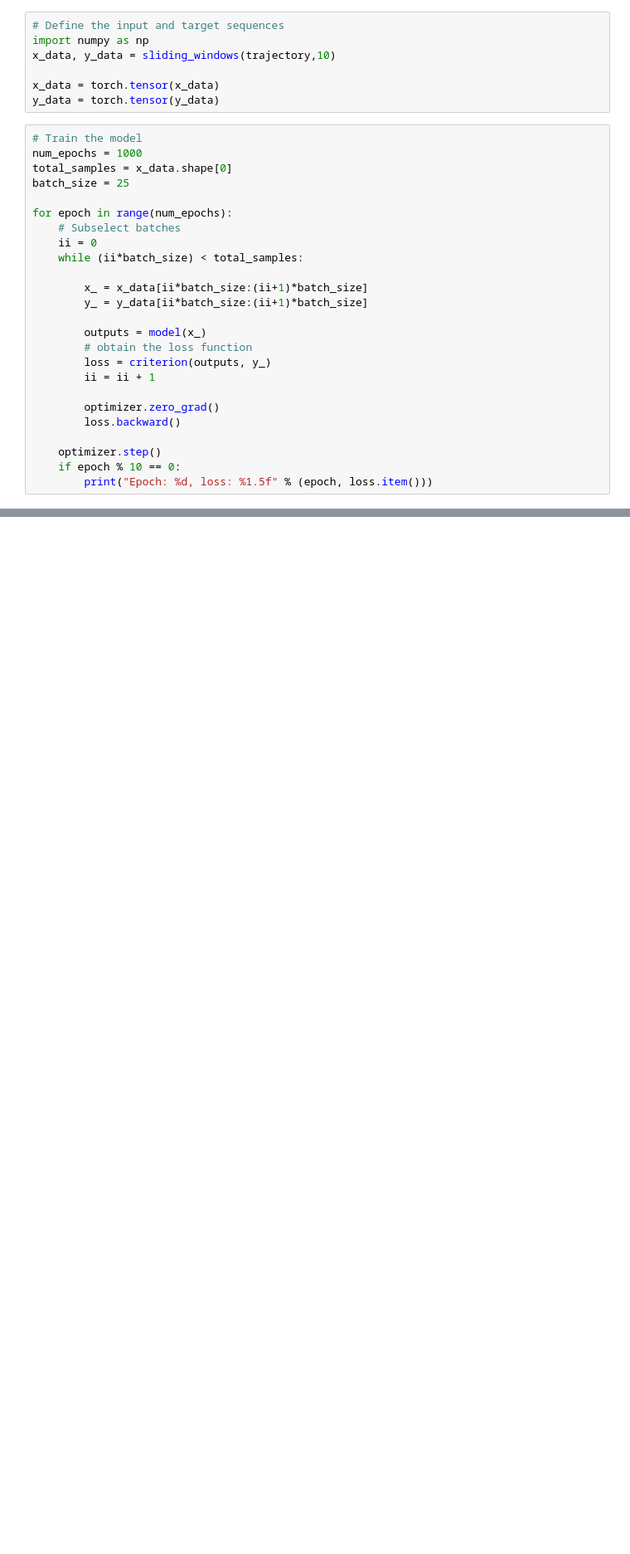
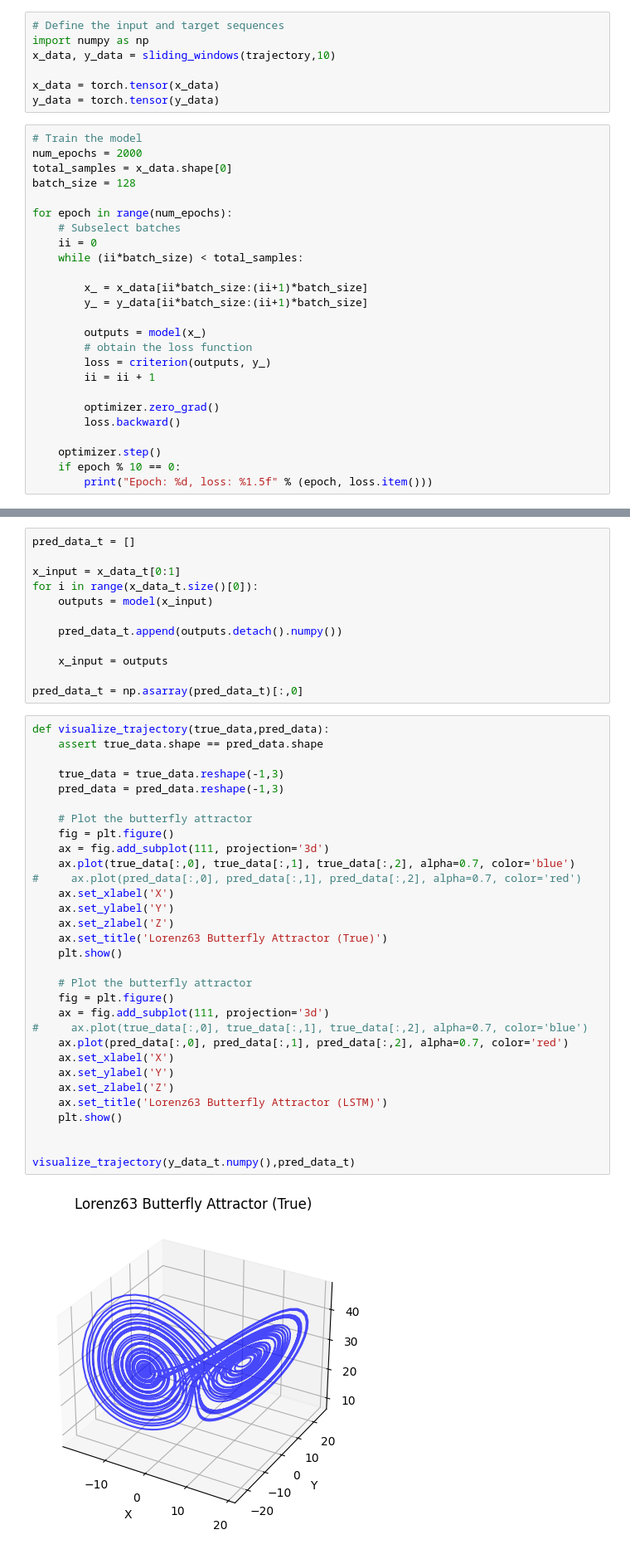
Before and after one commit to Romit-Maulik/Practice, a Jupyter notebook: Other_Python/Hypernetworks/Base_LSTM.ipynb, the cells around one changed output, grey strips where cells are left out. Shown: that part at 83% size. Drawn from its saved outputs; the diff is of its cells as text; blank space fills up the shorter version.

```diff
--- a/Other_Python/Hypernetworks/Base_LSTM.ipynb
+++ b/Other_Python/Hypernetworks/Base_LSTM.ipynb
@@ -148,9 +149,9 @@ x_data = torch.tensor(x_data)
 y_data = torch.tensor(y_data)
 # %%
 # Train the model
-num_epochs = 1000
+num_epochs = 2000
 total_samples = x_data.shape[0]
-batch_size = 25
+batch_size = 128
 
 for epoch in range(num_epochs):
     # Subselect batches
@@ -191,0 +216,45 @@ Epoch: 990, loss: 2.05276
+# %%
+pred_data_t = []
+
+x_input = x_data_t[0:1]
+for i in range(x_data_t.size()[0]):
+    outputs = model(x_input)
+
+    pred_data_t.append(outputs.detach().numpy())
+
+    x_input = outputs
+
+pred_data_t = np.asarray(pred_data_t)[:,0]
+# %%
+def visualize_trajectory(true_data,pred_data):
+    assert true_data.shape == pred_data.shape
+
+    true_data = true_data.reshape(-1,3)
+    pred_data = pred_data.reshape(-1,3)
+
+    # Plot the butterfly attractor
+    fig = plt.figure()
+    ax = fig.add_subplot(111, projection='3d')
+    ax.plot(true_data[:,0], true_data[:,1], true_data[:,2], alpha=0.7, color='blue')
+#     ax.plot(pred_data[:,0], pred_data[:,1], pred_data[:,2], alpha=0.7, color='red')
+    ax.set_xlabel('X')
+    ax.set_ylabel('Y')
+    ax.set_zlabel('Z')
+    ax.set_title('Lorenz63 Butterfly Attractor (True)')
+    plt.show()
+
+    # Plot the butterfly attractor
+    fig = plt.figure()
+    ax = fig.add_subplot(111, projection='3d')
+#     ax.plot(true_data[:,0], true_data[:,1], true_data[:,2], alpha=0.7, color='blue')
+    ax.plot(pred_data[:,0], pred_data[:,1], pred_data[:,2], alpha=0.7, color='red')
+    ax.set_xlabel('X')
+    ax.set_ylabel('Y')
+    ax.set_zlabel('Z')
+    ax.set_title('Lorenz63 Butterfly Attractor (LSTM)')
+    plt.show()
+
+
+visualize_trajectory(y_data_t.numpy(),pred_data_t)
+# %% [output]
+[figure, added]
```
Also changed, not shown: parts of 4 cells of this notebook, 1 other file.
